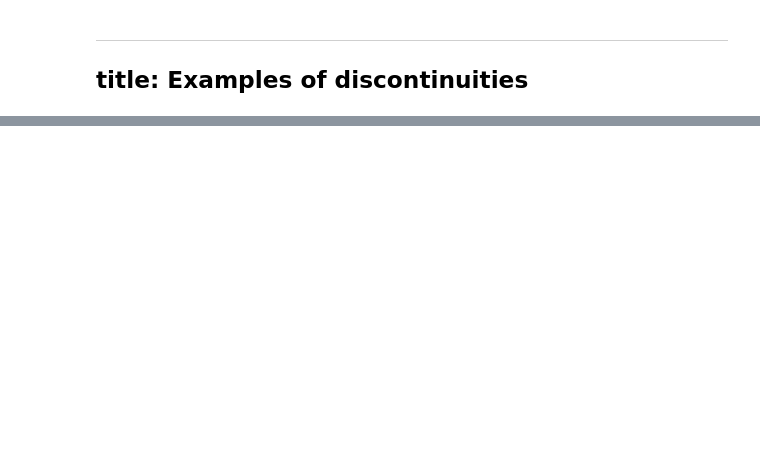
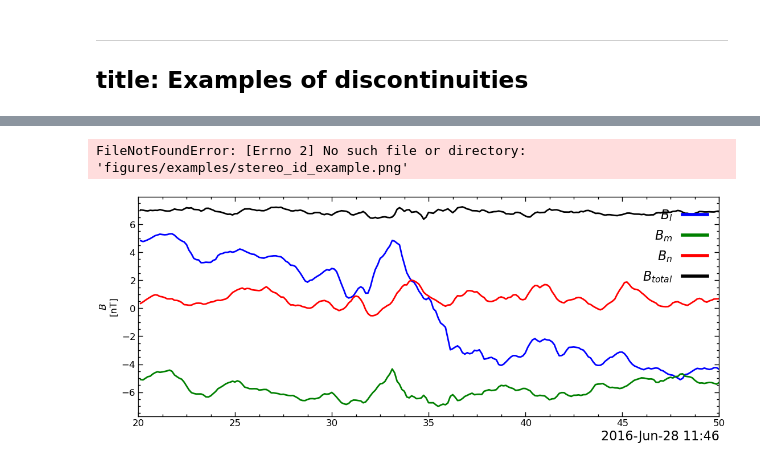
Before and after one commit to Beforerr/ids_spatial_evolution_juno, a Jupyter notebook: notebooks/01_ids_example.ipynb, the cells around one changed output, grey strips where cells are left out. Cells and saved outputs as stored; diff of their text form; code cells hidden in the pictures; blank space fills up the shorter version.

```diff
--- a/notebooks/01_ids_example.ipynb
+++ b/notebooks/01_ids_example.ipynb
@@ -75 +48,5 @@ tvar = tplot_config.tvar
+# %%
+config = yaml.load(open(file_path), Loader=yaml.FullLoader)
+config = Config(**config)
+tvars2plot = []
 # %%
@@ -133,0 +98,27 @@ if config["output"]:
+# %%
+def update_tvar(tvar, config: PanelConfig):
+    options(tvar, "thick", 2)
+    # options(tvar, "char_size", 16)
+    if config.name:
+        options(tvar, "ytitle", f"{config.name}")
+    if config.units:
+        options(tvar, "ysubtitle", f"[{config.units}]")
+
+    return tvar
+
+
+def process_panel(config: PanelConfig):
+    tvar = load_data(config)
+
+    if isinstance(tvar, list):
+        tvar = tvar[0]
+
+    if config.process is not None:
+        tvar = process(tvar, config=config.process)
+    tvar_updated = update_tvar(tvar, config=config)
+
+    return tvar_updated
+# %%
+for p_config in config.panels:
+    tvar2plot = process_panel(p_config)
+    tvars2plot.append(tvar2plot)
@@ -133,0 +129,6 @@ if config["output"]:
+# %%
+# tlimit([ time.isoformat() for time in config.timerange])
+export(config.output, tvars2plot)
+# %% [output]
+FileNotFoundError: [Errno 2] No such file or directory: 'figures/examples/stereo_id_example.png'
+[figure, added]
```
Also changed, not shown: parts of 10 cells of this notebook, 16 other files.
